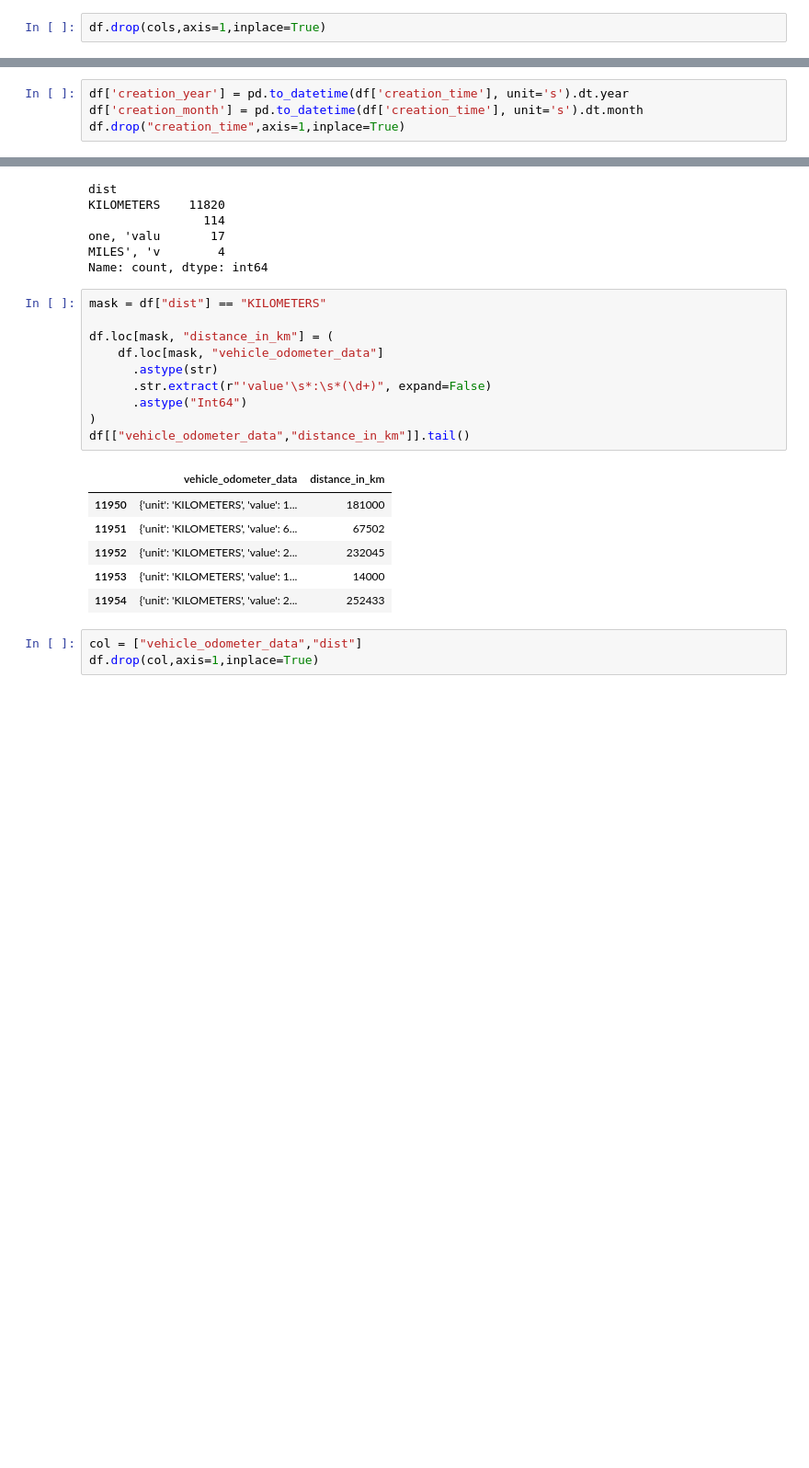
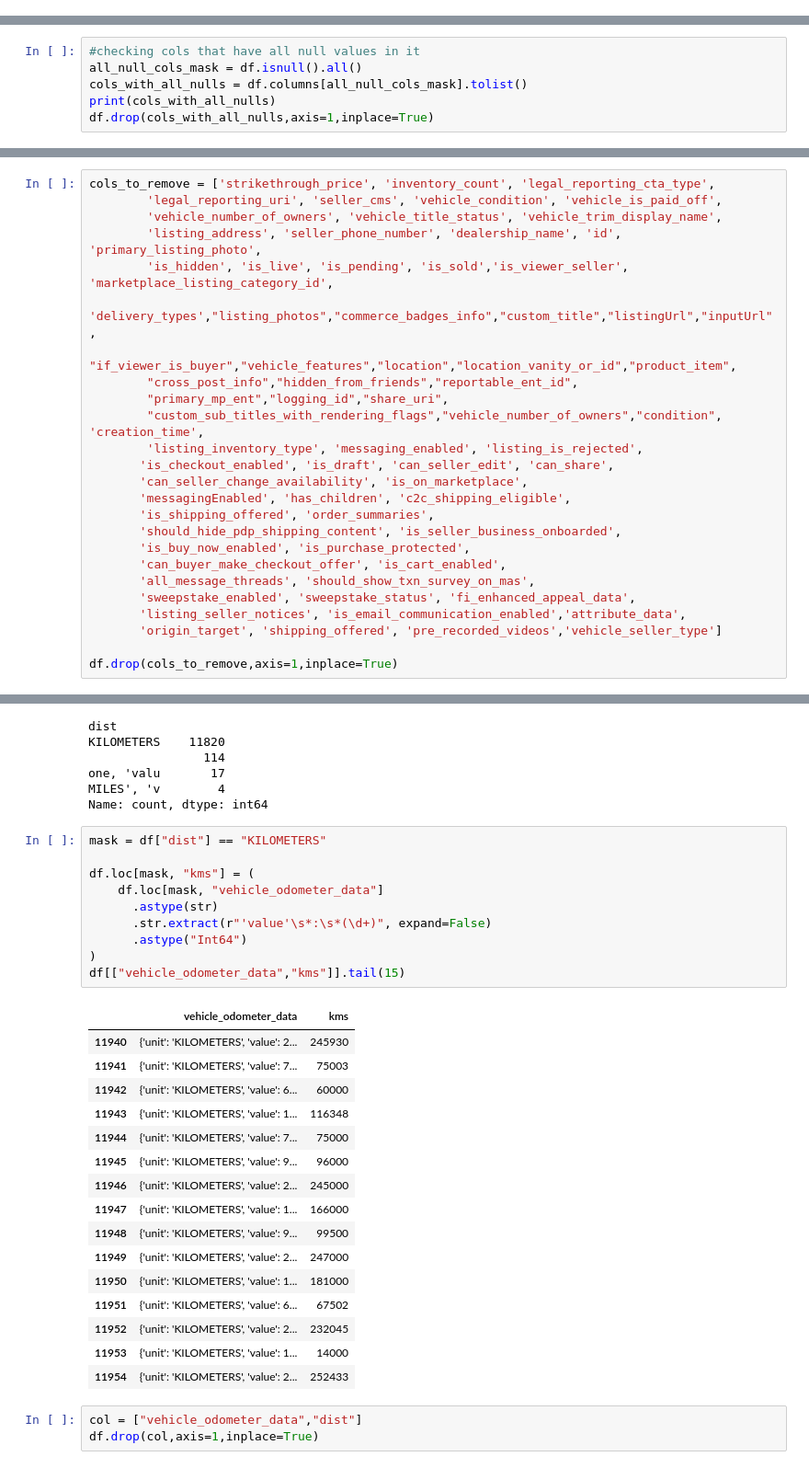
Before and after one commit to Andresanalyst1/ML-Australian-Car-Market, a Jupyter notebook: data_preprocessing.ipynb, the cells around one changed output, grey strips where cells are left out. Shown at 92% size. Drawn from its saved outputs; the diff is of its cells as text; blank space fills up the shorter version.

```diff
--- a/data_preprocessing.ipynb
+++ b/data_preprocessing.ipynb
@@ -113,2 +34,0 @@ cols = ["location","location_vanity_or_id","product_item",
-# %%
-df.drop(cols,axis=1,inplace=True)
@@ -135,0 +35,6 @@ df.drop(cols,axis=1,inplace=True)
+# %%
+#checking cols that have all null values in it
+all_null_cols_mask = df.isnull().all()
+cols_with_all_nulls = df.columns[all_null_cols_mask].tolist()
+print(cols_with_all_nulls)
+df.drop(cols_with_all_nulls,axis=1,inplace=True)
@@ -135,0 +163,25 @@ df.drop(cols,axis=1,inplace=True)
+# %%
+cols_to_remove = ['strikethrough_price', 'inventory_count', 'legal_reporting_cta_type',
+        'legal_reporting_uri', 'seller_cms', 'vehicle_condition', 'vehicle_is_paid_off',
+        'vehicle_number_of_owners', 'vehicle_title_status', 'vehicle_trim_display_name',
+        'listing_address', 'seller_phone_number', 'dealership_name', 'id', 'primary_listing_photo',
+        'is_hidden', 'is_live', 'is_pending', 'is_sold','is_viewer_seller', 'marketplace_listing_category_id',
+       'delivery_types',"listing_photos","commerce_badges_info","custom_title","listingUrl","inputUrl",
+        "if_viewer_is_buyer","vehicle_features","location","location_vanity_or_id","product_item",
+        "cross_post_info","hidden_from_friends","reportable_ent_id",
+        "primary_mp_ent","logging_id","share_uri",
+        "custom_sub_titles_with_rendering_flags","vehicle_number_of_owners","condition", 'creation_time',
+        'listing_inventory_type', 'messaging_enabled', 'listing_is_rejected',
+       'is_checkout_enabled', 'is_draft', 'can_seller_edit', 'can_share',
+       'can_seller_change_availability', 'is_on_marketplace',
+       'messagingEnabled', 'has_children', 'c2c_shipping_eligible',
+       'is_shipping_offered', 'order_summaries',
+       'should_hide_pdp_shipping_content', 'is_seller_business_onboarded',
+       'is_buy_now_enabled', 'is_purchase_protected',
+       'can_buyer_make_checkout_offer', 'is_cart_enabled',
+       'all_message_threads', 'should_show_txn_survey_on_mas',
+       'sweepstake_enabled', 'sweepstake_status', 'fi_enhanced_appeal_data',
+       'listing_seller_notices', 'is_email_communication_enabled','attribute_data',
+       'origin_target', 'shipping_offered', 'pre_recorded_videos','vehicle_seller_type']
+
+df.drop(cols_to_remove,axis=1,inplace=True)
@@ -175,4 +236,0 @@ Name: creation_time, dtype: float64
-# %%
-df['creation_year'] = pd.to_datetime(df['creation_time'], unit='s').dt.year
-df['creation_month'] = pd.to_datetime(df['creation_time'], unit='s').dt.month
-df.drop("creation_time",axis=1,inplace=True)
@@ -207,15 +258,25 @@ Name: count, dtype: int64
 # %%
 mask = df["dist"] == "KILOMETERS"
 
-df.loc[mask, "distance_in_km"] = (
+df.loc[mask, "kms"] = (
     df.loc[mask, "vehicle_odometer_data"]
       .astype(str)
       .str.extract(r"'value'\s*:\s*(\d+)", expand=False)
       .astype("Int64")
 )
-df[["vehicle_odometer_data","distance_in_km"]].tail()
+df[["vehicle_odometer_data","kms"]].tail(15)
 # %% [output]
-|  | vehicle_odometer_data | distance_in_km |
+|  | vehicle_odometer_data | kms |
+| 11940 | {'unit': 'KILOMETERS', 'value': 2... | 245930 |
+| 11941 | {'unit': 'KILOMETERS', 'value': 7... | 75003 |
+| 11942 | {'unit': 'KILOMETERS', 'value': 6... | 60000 |
+| 11943 | {'unit': 'KILOMETERS', 'value': 1... | 116348 |
+| 11944 | {'unit': 'KILOMETERS', 'value': 7... | 75000 |
+| 11945 | {'unit': 'KILOMETERS', 'value': 9... | 96000 |
+| 11946 | {'unit': 'KILOMETERS', 'value': 2... | 245000 |
+| 11947 | {'unit': 'KILOMETERS', 'value': 1... | 166000 |
+| 11948 | {'unit': 'KILOMETERS', 'value': 9... | 99500 |
+| 11949 | {'unit': 'KILOMETERS', 'value': 2... | 247000 |
 | 11950 | {'unit': 'KILOMETERS', 'value': 1... | 181000 |
 | 11951 | {'unit': 'KILOMETERS', 'value': 6... | 67502 |
 | 11952 | {'unit': 'KILOMETERS', 'value': 2... | 232045 |
```
Also changed, not shown: parts of 34 cells of this notebook, 1 other file.
